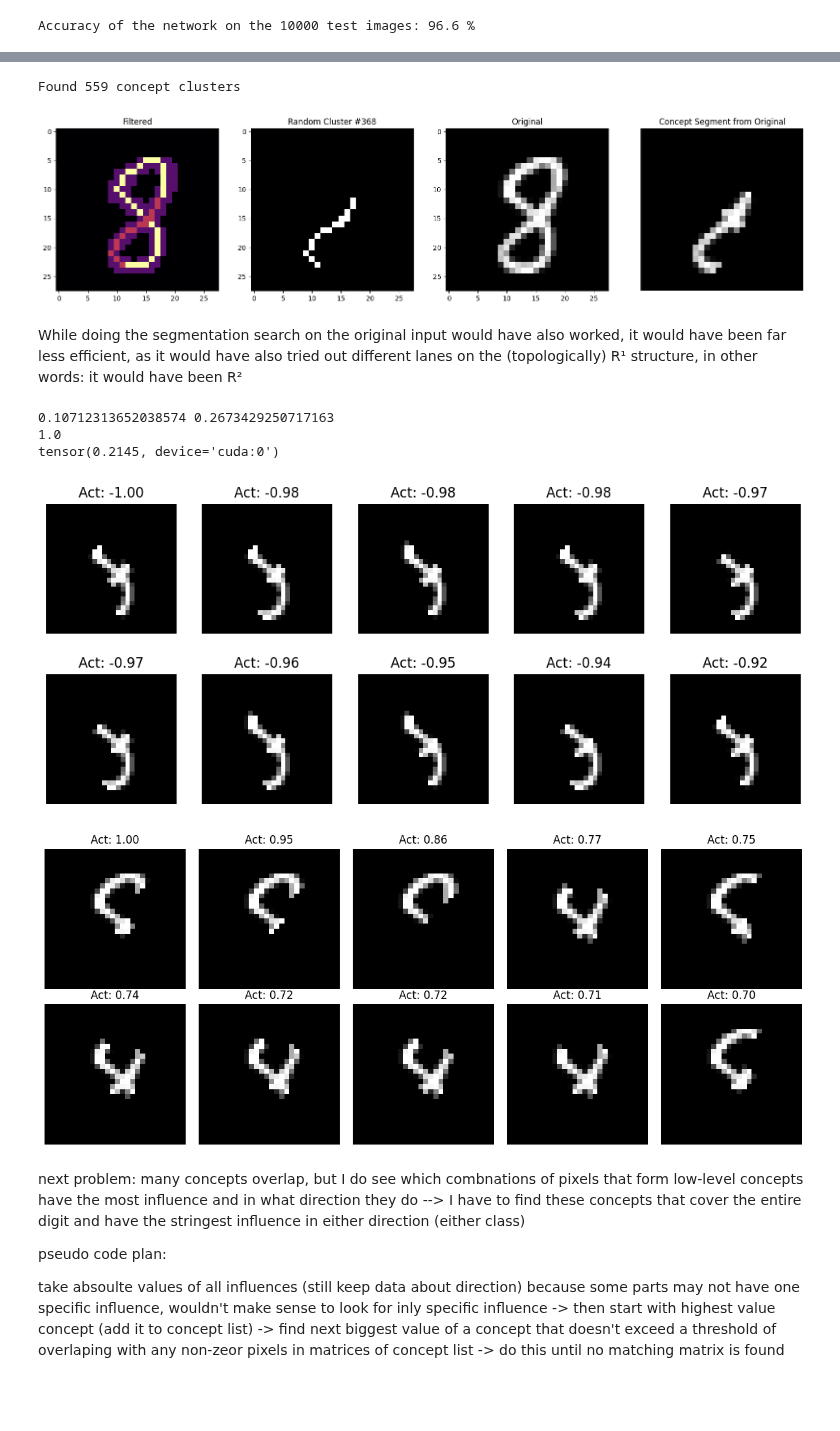
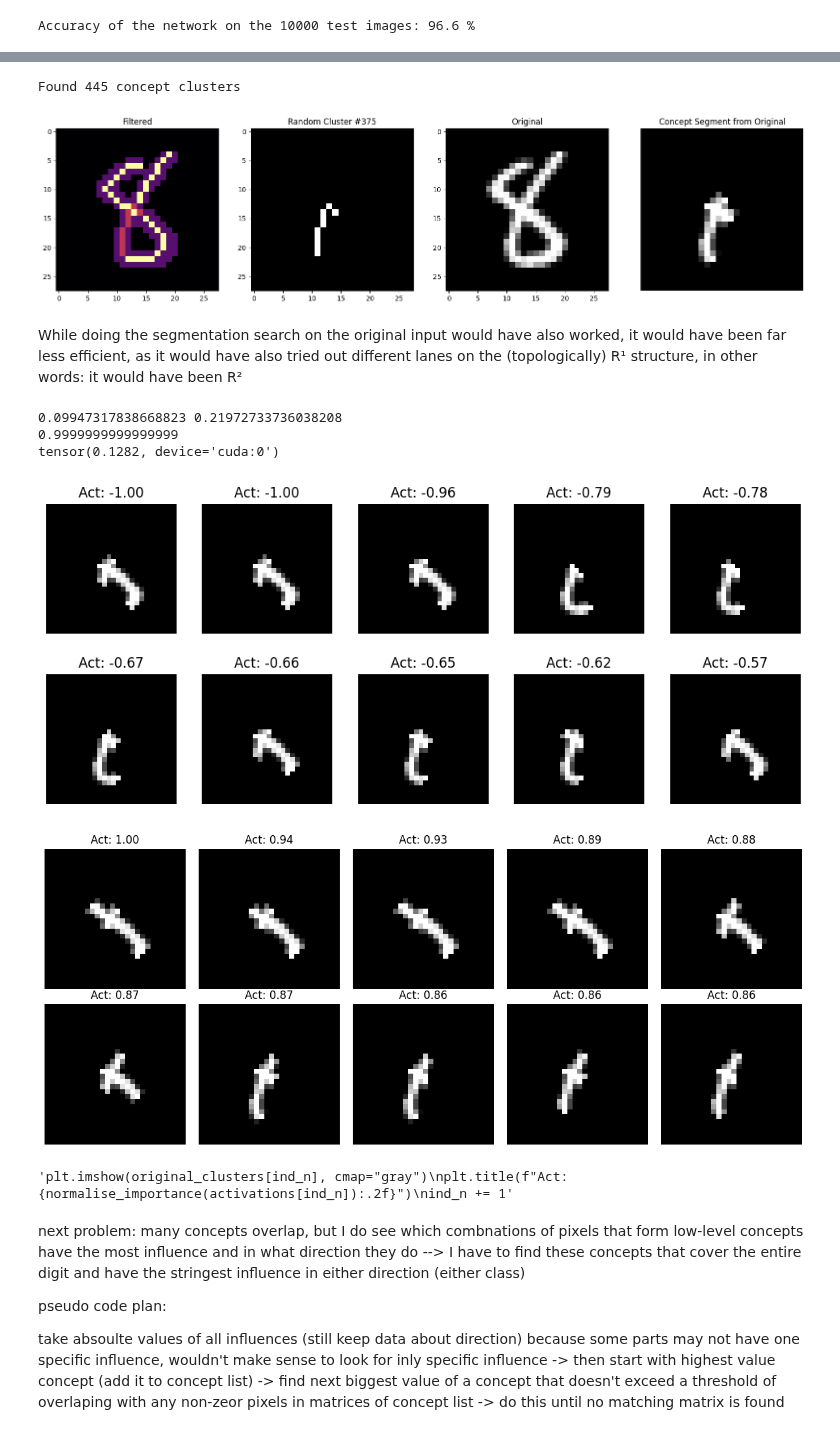
Before and after one commit to kns357/ANN_MA_Kaito, a Jupyter notebook: dce_cf_explainer_alldigits.ipynb, the cells around one changed output, grey strips where cells are left out. Drawn from its saved outputs; the diff is of its cells as text; code cells hidden in the pictures; blank space fills up the shorter version.

Commit message:
better concept extractor + plan for subnets

```diff
--- a/dce_cf_explainer_alldigits.ipynb
+++ b/dce_cf_explainer_alldigits.ipynb
@@ -262,7 +253,7 @@ def clusters_to_tensor(clusters, shape=(28, 28)):
 
 #clustering
 G = build_pixel_graph(skeleton)
-clusters = find_clusters(G, min_size=15, max_size=15)
+clusters = find_clusters(G, min_size=10, max_size=10)
 cluster_tensor = clusters_to_tensor(clusters) #[28, 28, n]
 
 
@@ -298,35 +289,35 @@ img2 = torch.where(
     torch.tensor(img, device=img.device),
     0.0
 )
 
 inverted_mask = 1 - cluster_mask #cluster mask must be binary for the following methods btw
 distance = distance_transform_edt(inverted_mask)
 within_range_mask = (distance <= 2).astype(np.float32)
 img2 = torch.from_numpy(img_np * within_range_mask) #back to tensor cause I'll give it to the model
 
 plt.subplot(1, 4, 4)
 plt.title('Concept Segment from Original')
 plt.imshow(img2, cmap='gray')
 
 plt.axis('off')
 plt.show()
 
 
 original_clusters = torch.zeros_like(cluster_tensor)
 original_clusters = []
 
 for i in range(cluster_tensor.shape[2]):
     mask = cluster_tensor[:, :, i].numpy()
     inverted_mask = 1 - mask
     distance = distance_transform_edt(inverted_mask)
     within_range_mask = (distance <= 2).astype(np.float32)
     new_input = torch.from_numpy(img_np * within_range_mask).float()
     original_clusters.append(new_input)
 
 #plt.imshow(original_clusters[ra.randint(0, cluster_tensor.shape[2])])
 # %% [output]
-Found 559 concept clusters
+Found 445 concept clusters
-[figure, old version]
+[figure, new version]
 # %% [markdown]
 While doing the segmentation search on the original input would have also worked, it would have been far less efficient, as it would have also tried out different lanes on the (topologically) R¹ structure, in other words: it would have been R²
 # %%
@@ -380,6 +371,6 @@ with torch.no_grad():
 def normalise_importance(val):
     return max_factor * (val - zero_point)
 # %% [output]
-0.10712313652038574 0.2673429250717163
-1.0
-tensor(0.2145, device='cuda:0')
+0.09947317838668823 0.21972733736038208
+0.9999999999999999
+tensor(0.1282, device='cuda:0')
@@ -394,8 +387,10 @@ last10_tensors = [original_clusters[idx] for idx in last10_indices]
 top10_values, top10_indices = torch.topk(activations, 10, largest=True)
 top10_tensors = [original_clusters[idx] for idx in top10_indices]
 
+
 fig, axs = plt.subplots(2, 5, figsize=(12, 5))
 axs = axs.flatten()
+
 
 for i, ax in enumerate(axs):
     im = last10_tensors[i]
@@ -414,9 +409,15 @@ for i, ax in enumerate(axs2):
 
 plt.tight_layout()
 plt.show()
+
+
+"""plt.imshow(original_clusters[ind_n], cmap="gray")
+plt.title(f"Act: {normalise_importance(activations[ind_n]):.2f}")
+ind_n += 1"""
 # %% [output]
-[figure, old version]
+[figure, new version]
-[figure, old version]
+[figure, new version]
+'plt.imshow(original_clusters[ind_n], cmap="gray")\nplt.title(f"Act: {normalise_importance(activations[ind_n]):.2f}")\nind_n += 1'
 # %% [markdown]
 next problem: many concepts overlap, but I do see which combnations of pixels that form low-level concepts have the most influence and in what direction they do
 --> I have to find these concepts that cover the entire digit and have the stringest influence in either direction (either class)
```
Also changed, not shown: parts of 13 cells of this notebook, 2 other files.
